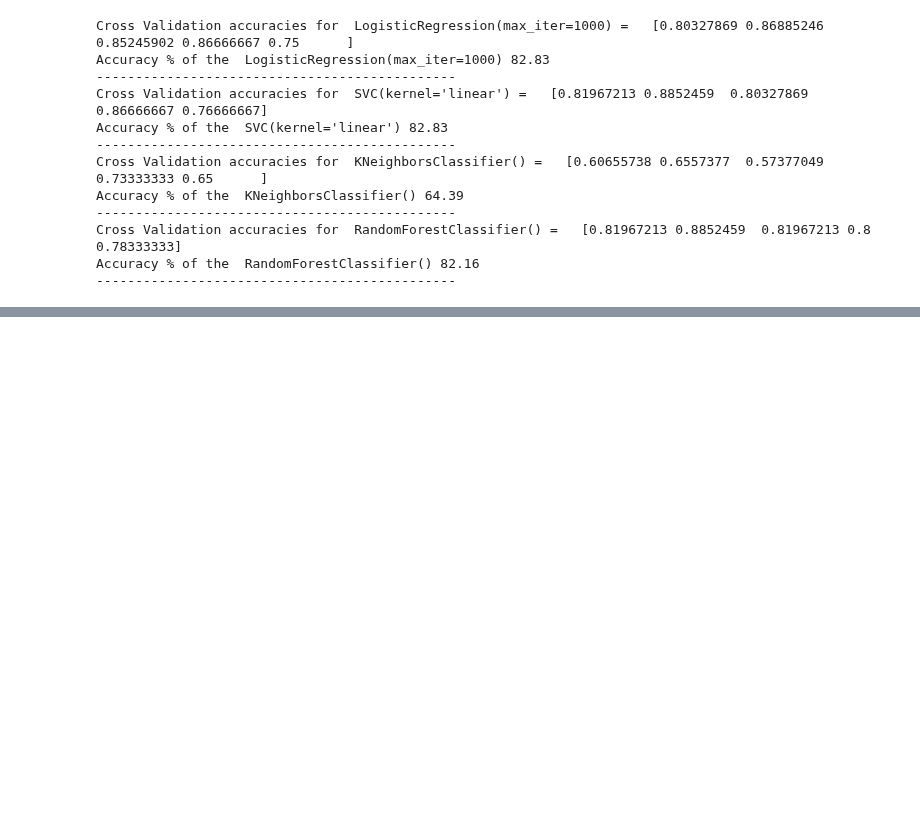
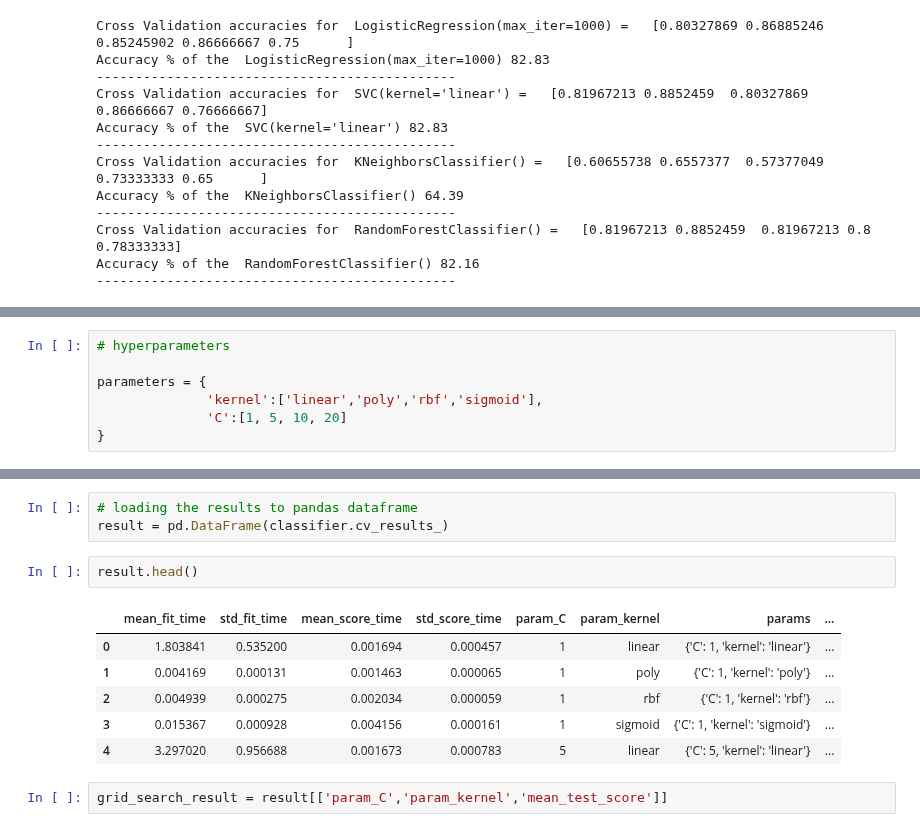
Before and after one commit to ashrafulwork/Learning_MLDL, a Jupyter notebook: 4_learning.ipynb, the cells around one changed output, grey strips where cells are left out. Saved outputs shown, nothing was run; the diff lists cells and outputs as text; blank space fills up the shorter version.

```diff
--- a/4_learning.ipynb
+++ b/4_learning.ipynb
@@ -200,0 +345,7 @@ Accuracy % of the  RandomForestClassifier() 82.16
+# %%
+# hyperparameters
+
+parameters = {
+              'kernel':['linear','poly','rbf','sigmoid'],
+              'C':[1, 5, 10, 20]
+}
@@ -200,0 +396,14 @@ Accuracy % of the  RandomForestClassifier() 82.16
+# %%
+# loading the results to pandas dataframe
+result = pd.DataFrame(classifier.cv_results_)
+# %%
+result.head()
+# %% [output]
+|  | mean_fit_time | std_fit_time | mean_score_time | std_score_time | param_C | param_kernel | params | ... |
+| 0 | 1.803841 | 0.535200 | 0.001694 | 0.000457 | 1 | linear | {'C': 1, 'kernel': 'linear'} | ... |
+| 1 | 0.004169 | 0.000131 | 0.001463 | 0.000065 | 1 | poly | {'C': 1, 'kernel': 'poly'} | ... |
+| 2 | 0.004939 | 0.000275 | 0.002034 | 0.000059 | 1 | rbf | {'C': 1, 'kernel': 'rbf'} | ... |
+| 3 | 0.015367 | 0.000928 | 0.004156 | 0.000161 | 1 | sigmoid | {'C': 1, 'kernel': 'sigmoid'} | ... |
+| 4 | 3.297020 | 0.956688 | 0.001673 | 0.000783 | 5 | linear | {'C': 5, 'kernel': 'linear'} | ... |
+# %%
+grid_search_result = result[['param_C','param_kernel','mean_test_score']]
```
Also changed, not shown: parts of 34 cells of this notebook.
